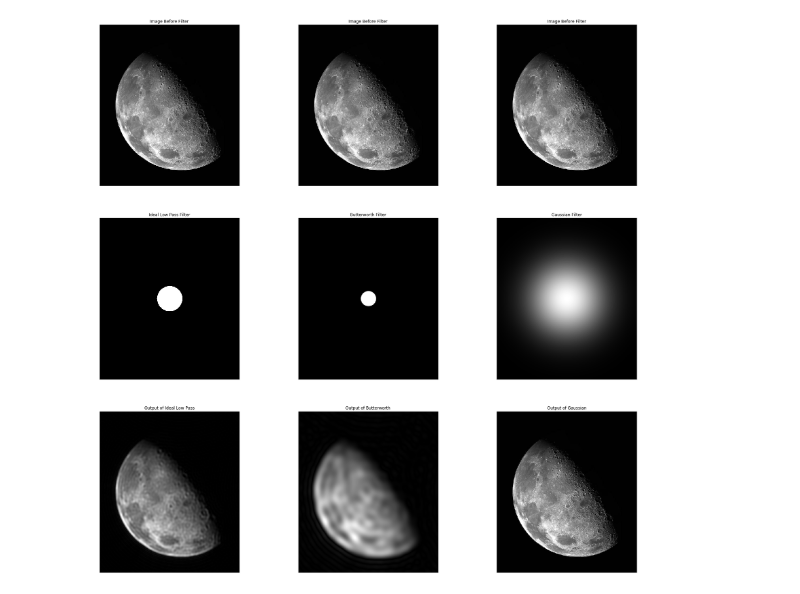
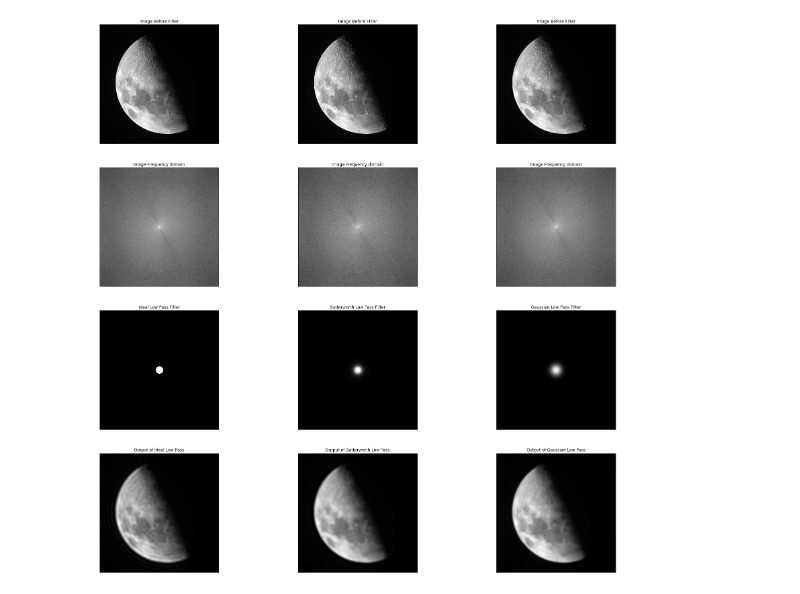
Before and after one commit to RabeiAultra/Image-Processing, a Jupyter notebook: Fourier+Homework.ipynb, the cells around one changed output. Drawn from its saved outputs; the diff is of its cells as text; code cells hidden in the pictures.

```diff
--- a/Fourier+Homework.ipynb
+++ b/Fourier+Homework.ipynb
@@ -3,14 +3,22 @@
 # %%
+import numpy, math
+import scipy.misc
 import cv2
 import numpy as np
 from matplotlib import pyplot as plt
-import math
-from PIL import Image
-img =cv2.imread('images/moon.jpg',0)
+import scipy.fftpack as fftim
+img=cv2.imread('images/mon.jpg',0)
+
 
 dft = cv2.dft(np.float32(img),flags = cv2.DFT_COMPLEX_OUTPUT)
 dft_shift = np.fft.fftshift(dft)
-magnitude_spectrum = 20*np.log(cv2.magnitude(dft_shift[:,:,0],dft_shift[:,:,1]))
+imgfreq = 20*np.log(cv2.magnitude(dft_shift[:,:,0],dft_shift[:,:,1]))
+
+dft = np.fft.fft2(img)
+dft_shift = np.fft.fftshift(dft)
+
+
+
 col,row=img.shape
 M,N=img.shape
 
@@ -19,71 +27,63 @@ def D(u,v):
     value=((u-M/2)**2)+((v-N/2)**2)
     return value**0.5
 
-#Ideal LowPass Filter
+Dz=30
+
+#Ideal Low Pass  Filter
 #----------------------------------------
-Dz=50
-H=np.zeros((M,N,2),np.uint8)
 H1=np.zeros((M,N))
 for u in range(M):
     for v in range(N):
-        if Dz>=D(u,v):H[u,v]=1;H1[u,v]=1
-IdelFilter=H
-fshift = dft_shift*IdelFilter
-f_ishift = np.fft.ifftshift(fshift)
-img_back = cv2.idft(f_ishift)
-IdelFilter = cv2.magnitude(img_back[:,:,0],img_back[:,:,1])
+        if Dz>=D(u,v):H1[u,v]=1
+IdelFilter = scipy.misc.toimage(H1)
+convolution1 = dft_shift * IdelFilter
+IdelFilter = abs(fftim.ifft2(convolution1))
+
 #----------------------------------------
 
 
-# Butterworth Filter
+# Butterworth  Low Pass Filter
 #----------------------------------------
-Dz=30
-n=30
-H=np.zeros((M,N,2),np.uint8)
+n=2
 H2=np.zeros((M,N))
 for u in range(M):
     for v in range(N):
-        value=1/(1+(D(u,v)/Dz)**(2*n))
-        H[u,v]=value
+        value=1/(1+((D(u,v)/Dz)**(n**2)))
         H2[u,v]=value
-butterworth=H
-fshift2 = dft_shift*butterworth
-f_ishift2 = np.fft.ifftshift(fshift2)
-butterworth = cv2.idft(f_ishift2)
-butterworth = cv2.magnitude(butterworth[:,:,0],butterworth[:,:,1])
+butterworth = scipy.misc.toimage(H2)
+convolution2 = dft_shift * butterworth
+butterworth = abs(fftim.ifft2(convolution2))
+
 #----------------------------------------
 
 
-# Gaussian Filter
+# Gaussian Filter Low Pass
 #----------------------------------------
-Dz=0.01
-H=np.zeros((M,N,2),np.uint8)
 H3=np.zeros((M,N))
 for u in range(M):
     for v in range(N):
-        value=math.exp((-1*((D(u,v)**2))/2*(Dz**2)))
-        H[u,v]=1-value
-        H3[u,v]=1-value
-H3=1-H3
-H =1-H
-fshift3 = dft_shift*H
-f_ishift3 = np.fft.ifftshift(fshift3)
-gaussian = cv2.idft(f_ishift3)
-gaussian = cv2.magnitude(gaussian[:,:,0],gaussian[:,:,1])
+        value=math.exp((-1*((D(u,v)**2))/(2*(Dz**2))))
+        H3[u,v]=value
 
+gaussian = scipy.misc.toimage(H3)
+convolution3 = dft_shift * gaussian
+gaussian = abs(fftim.ifft2(convolution3))
 #----------------------------------------
 
-filters = [img,img,img,H1,H2,H3,IdelFilter,butterworth,gaussian]
+
+filters = [img,img,img,imgfreq,imgfreq,imgfreq,
+           H1,H2,H3,IdelFilter,butterworth,gaussian]
 filter_name = ["Image Before Filter","Image Before Filter","Image Before Filter",
-               'Ideal Low Pass Filter','Butterworth Filter',"Gaussian Filter",
-               "Output of Ideal Low Pass","Output of Butterworth","Output of Gaussian"]
+               "Image Frequency domain","Image Frequency domain","Image Frequency domain",
+               'Ideal Low Pass Filter','Butterworth Low Pass Filter',"Gaussian Low Pass Filter",
+               "Output of Ideal Low Pass","Output of Butterworth Low Pass","Output of Gaussian Low Pass"]
 
 
 fig = plt.figure(figsize=(30,30))
 
-for i in range(9):
-    plt.subplot(3,3,i+1),plt.imshow(filters[i],cmap = 'gray')
+for i in range(12):
+    plt.subplot(4,3,i+1),plt.imshow(filters[i],cmap = 'gray')
     plt.title(filter_name[i]), plt.xticks([]), plt.yticks([])
 plt.show()
 # %% [output]
-[figure, old version]
+[figure, new version]
```
Also changed, not shown: parts of 4 cells of this notebook.
